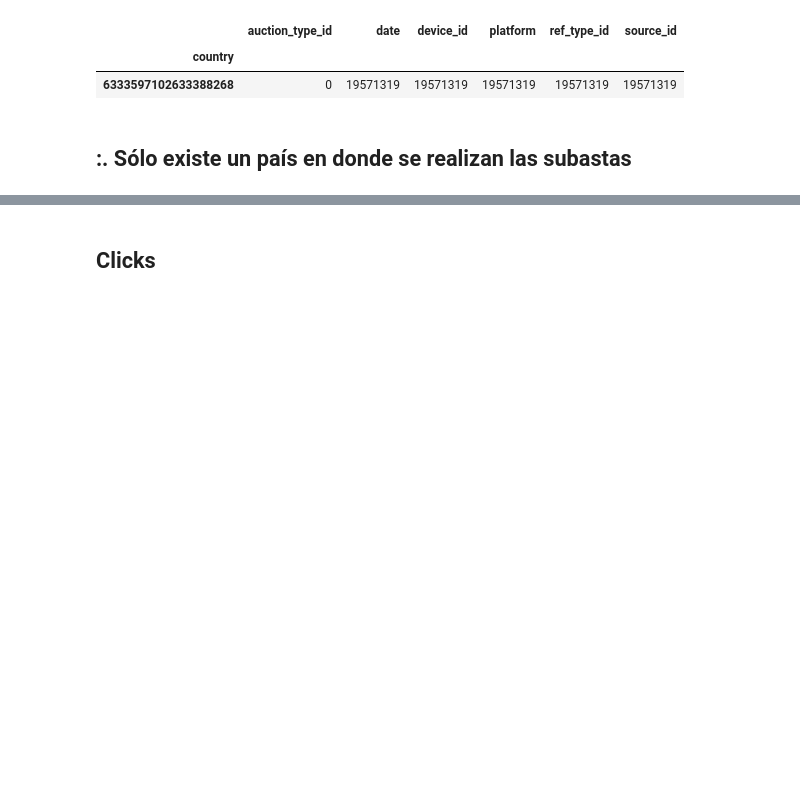
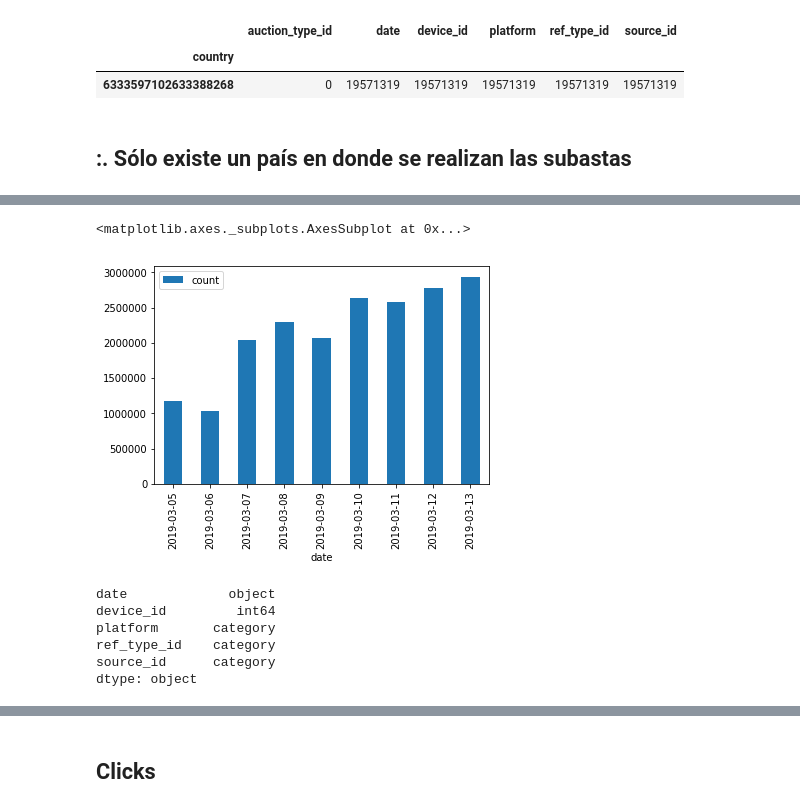
Before and after one commit to gatti2602/7506-datos, a Jupyter notebook: Lucas/analisis_exploratorio.ipynb, the cells around one changed output, grey strips where cells are left out. Drawn from its saved outputs; the diff is of its cells as text; code cells hidden in the pictures; blank space fills up the shorter version.

Commit message:
agrego notebook sobre analisis de subastas

```diff
--- a/Lucas/analisis_exploratorio.ipynb
+++ b/Lucas/analisis_exploratorio.ipynb
@@ -61,0 +98,5 @@ auctions.groupby(['country']).count()
+# %%
+auc = pd.read_csv('../data2/auctions.csv.gzip',compression='gzip',\
+                        usecols=['date','device_id','platform','ref_type_id','source_id'],\
+                        dtype={'device_id':'int64','platform':'category','ref_type_id':'category','source_id':'category'},\
+                        parse_dates=['date'])
@@ -61,0 +120,4 @@ auctions.groupby(['country']).count()
+# %%
+# sacamos las h/m/s
+auc['date'] = pd.to_datetime(auc['date']).dt.date
+auc.head()
@@ -61,0 +131,9 @@ auctions.groupby(['country']).count()
+# %%
+# como se distribuyen la cantidad de subastas según los días
+auc['count'] = 1
+auc_date_count = auc[['date','count']]
+g_date = auc_date_count.groupby(['date'],as_index = True).count()
+g_date.plot(kind='bar')
+# %% [output]
+<matplotlib.axes._subplots.AxesSubplot at 0x...>
+[figure, added]
@@ -61,0 +146,9 @@ auctions.groupby(['country']).count()
+# %%
+auc.head().dtypes
+# %% [output]
+date             object
+device_id         int64
+platform       category
+ref_type_id    category
+source_id      category
+dtype: object
```
Also changed, not shown: parts of 38 cells of this notebook.
